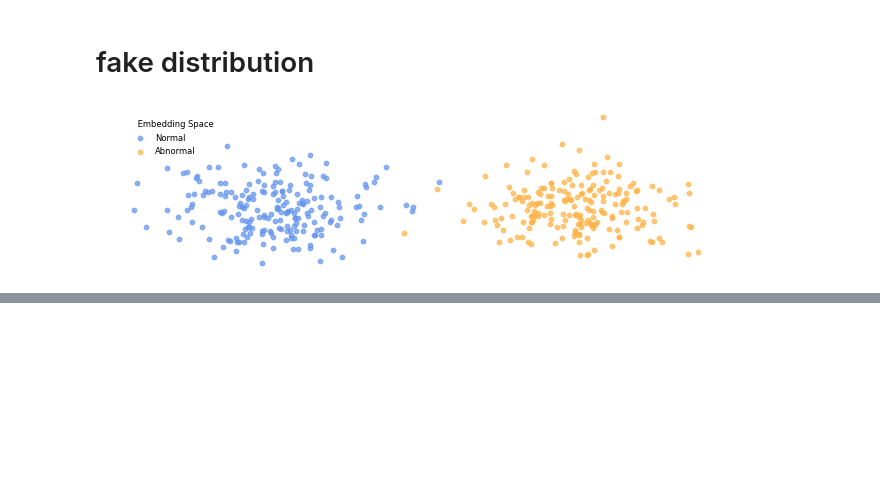
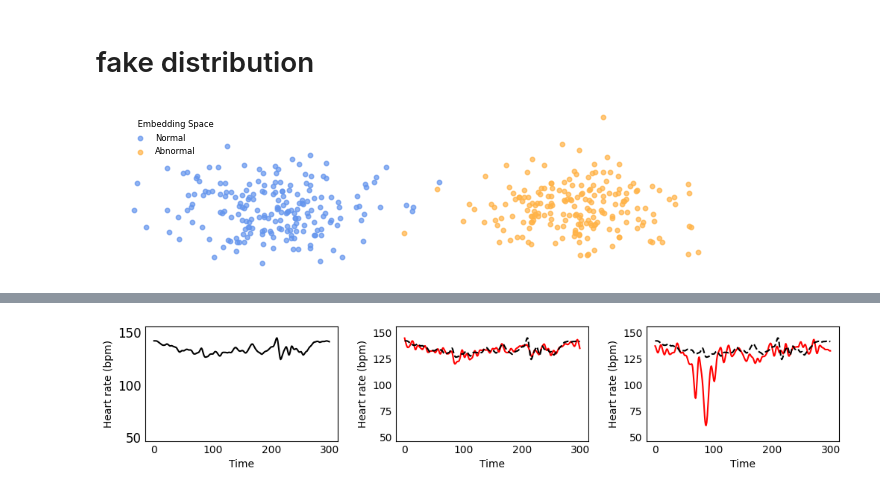
Before and after one commit to JiaxingQiu/InstructTime, a Jupyter notebook: script/VITAL/results_eng/main_nicu-brady.ipynb, the cells around one changed output, grey strips where cells are left out. Cells and saved outputs as stored; diff of their text form; code cells hidden in the pictures; blank space fills up the shorter version.

```diff
--- a/script/VITAL/results_eng/main_nicu-brady.ipynb
+++ b/script/VITAL/results_eng/main_nicu-brady.ipynb
@@ -299,0 +352,59 @@ plt.show()
+# %%
+ref_color = "red"
+# -------- grid -------------------------------------------------------------
+n_cols = 3  # Changed from 2 to 3
+n_rows = 1  # Changed to 1 since we only want 3 plots
+fig, axs = plt.subplots(n_rows, n_cols, figsize=(n_cols * 4, n_rows * 2))
+axs = axs.ravel()
+
+# First subplot for raw time series only
+ax = axs[0]
+raw_ts_processed = movavg(rescale(essentials['raw_ts']), k=5)
+raw_ts_processed = np.interp(t_new, t_orig, raw_ts_processed)
+ax.plot(x, raw_ts_processed, color='black', linewidth=1.5, alpha=1)
+
+ax.set_ylim(*ylims)
+# ax.spines['top'].set_visible(False)
+# ax.spines['right'].set_visible(False)
+ax.tick_params(axis='y', labelsize=12)
+ax.tick_params(axis='both', length=0)
+ax.set_ylabel("Heart rate (bpm)")
+ax.set_xlabel("Time")
+
+# Only plot first and last w_values
+w_values_to_plot = [w_values[0], w_values[-1]]  # First and last values
+
+for idx, w in enumerate(w_values_to_plot):
+    ax = axs[idx + 1]  # Start from second subplot
+
+    q50 = movavg(rescale(medians[text_cond][float(w)]), k=5)
+    q50 = np.interp(t_new, t_orig, q50)             # <<< INTERPOLATE >>>
+    x   = t_new                                     # new 600-point axis
+
+    # Process raw_ts with same transformations
+    raw_ts_processed = movavg(rescale(essentials['raw_ts']), k=5)
+    raw_ts_processed = np.interp(t_new, t_orig, raw_ts_processed)
+    # baseline
+    ax.plot(x, q50, color=ref_color, linewidth=1.5)
+
+    # Add reference dotted blue line with same processing
+    ax.plot(x, raw_ts_processed, color='black', linewidth=1.5, linestyle='--', alpha=1)
+
+
+    ax.set_ylim(*ylims)
+    # ax.spines['top'].set_visible(False)
+    # ax.spines['right'].set_visible(False)
+    # ax.set_xticks([])
+    # ax.set_xticklabels([])
+    ax.tick_params(axis='y', labelsize=10)
+    ax.tick_params(axis='both', length=0)
+    ax.set_ylabel("Heart rate (bpm)")
+    ax.set_xlabel("Time")
+
+plt.subplots_adjust(wspace=0.3)
+# plt.tight_layout()
+# os.makedirs("./results/paper/figure2", exist_ok=True)
+# plt.savefig("./results/paper/figure2/before_after.png", dpi=300, bbox_inches='tight', pad_inches=0)
+# plt.show()
+# %% [output]
+[figure, added]
```
Also changed, not shown: parts of 11 cells of this notebook, 5 other files.
